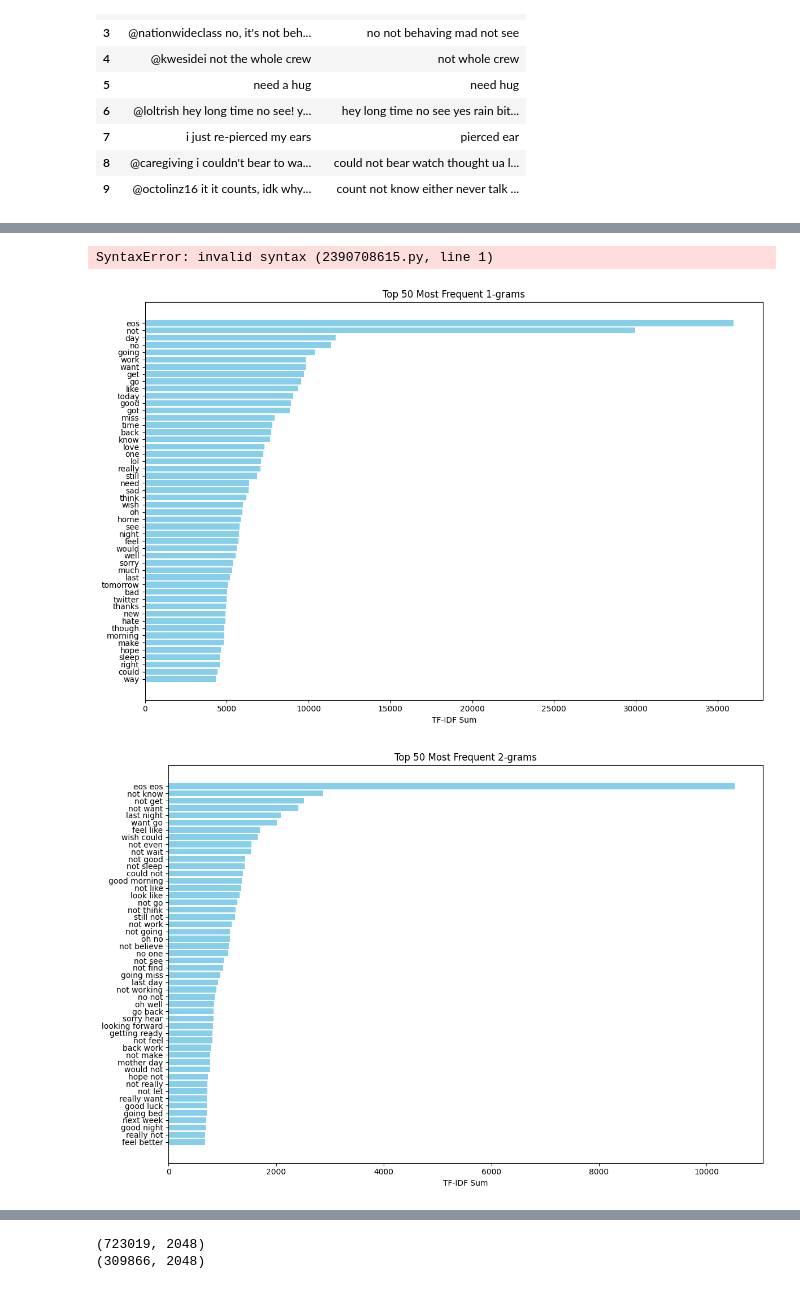
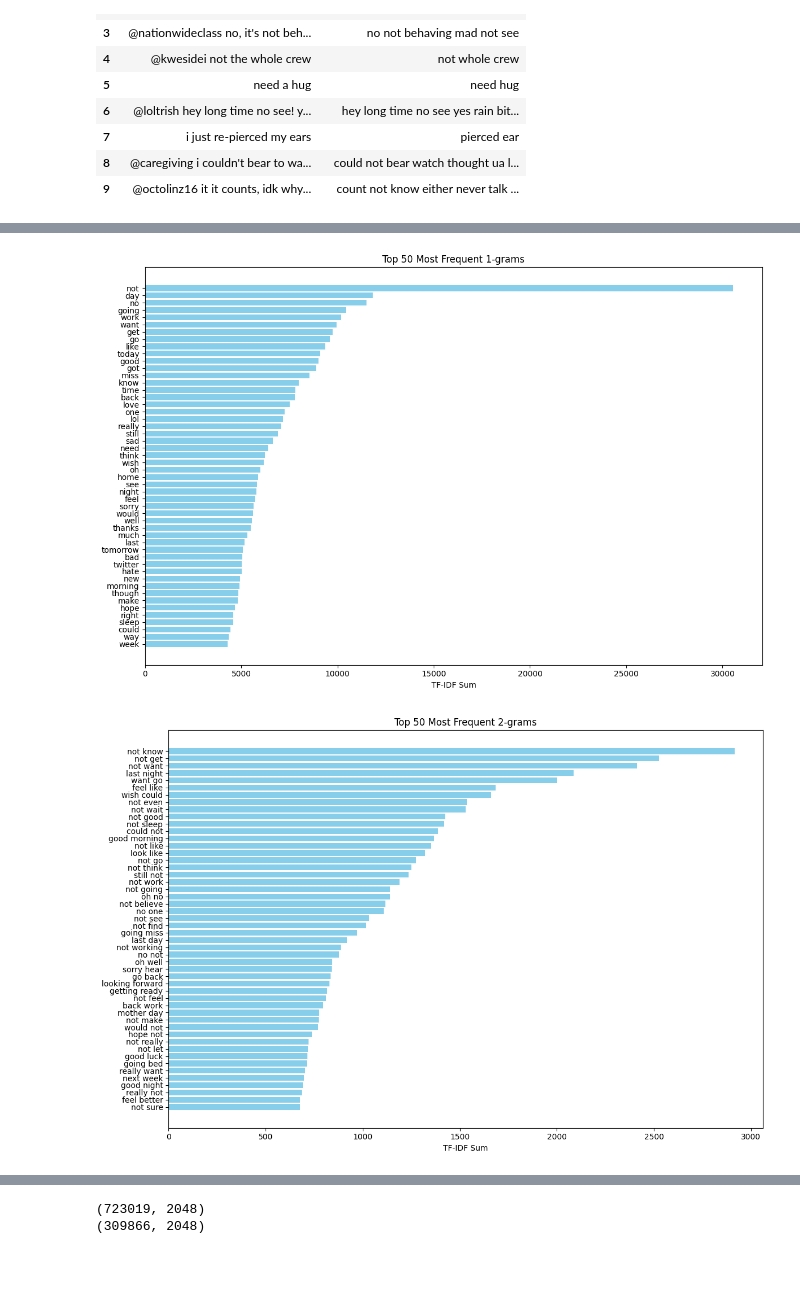
Before and after one commit to aquilina-barhouche/GenAI-Pinnacle-Program, a Jupyter notebook: 06_NLP_using_PyTorch/Assignments/Assignment 1/Notebooks/Assignment_01_Final.ipynb, the cells around one changed output, grey strips where cells are left out. Saved outputs shown, nothing was run; the diff lists cells and outputs as text; code cells hidden in the pictures.

```diff
--- a/06_NLP_using_PyTorch/Assignments/Assignment 1/Notebooks/Assignment_01_Final.ipynb
+++ b/06_NLP_using_PyTorch/Assignments/Assignment 1/Notebooks/Assignment_01_Final.ipynb
@@ -334,2 +324,0 @@ def pad_text(text, pad_token="[EOS]", min_words=3):
-# %%
-train_df["padded_text"] = train_df["preprocessed_text"].apply(lambda x: pad_text(x))
@@ -338 +370,3 @@ train_df["padded_text"] = train_df["preprocessed_text"].apply(lambda x: pad_text
+# %%
+train_df["padded_text"] = train_df["preprocessed_text"]
 # %%
@@ -355,10 +387,6 @@ tfidf_ngram_vectorizer = TfidfVectorizer(
 
 tfidf_train = tfidf_ngram_vectorizer.fit_transform(X_train["padded_text"])
 tfidf_test = tfidf_ngram_vectorizer.transform(X_test["padded_text"])
-# %%
-==
-# %% [output]
-SyntaxError: invalid syntax (2390708615.py, line 1)
 # %%
 # Get feature names and their corresponding sums
 feature_names = np.array(tfidf_ngram_vectorizer.get_feature_names_out())
@@ -371,14 +399,14 @@ df = pd.DataFrame({'ngram': feature_names, 'tfidf_sum': tfidf_sums})
 # Add a column for n-gram length
 df['ngram_length'] = df['ngram'].apply(lambda x: len(x.split()))
 # %%
-for n in range(1, 4):
+for n in range(ngram_range[0], ngram_range[1]+1):
     top_ngrams = df[df['ngram_length'] == n].nlargest(50, 'tfidf_sum')
     plt.figure(figsize=(12, 8))
     plt.barh(top_ngrams['ngram'], top_ngrams['tfidf_sum'], color='skyblue')
     plt.xlabel('TF-IDF Sum')
     plt.title(f'Top 50 Most Frequent {n}-grams')
     plt.gca().invert_yaxis()
     plt.tight_layout()
 # %% [output]
-[figure, old version]
+[figure, new version]
-[figure, old version]
+[figure, new version]
```
Also changed, not shown: parts of 27 cells of this notebook.
